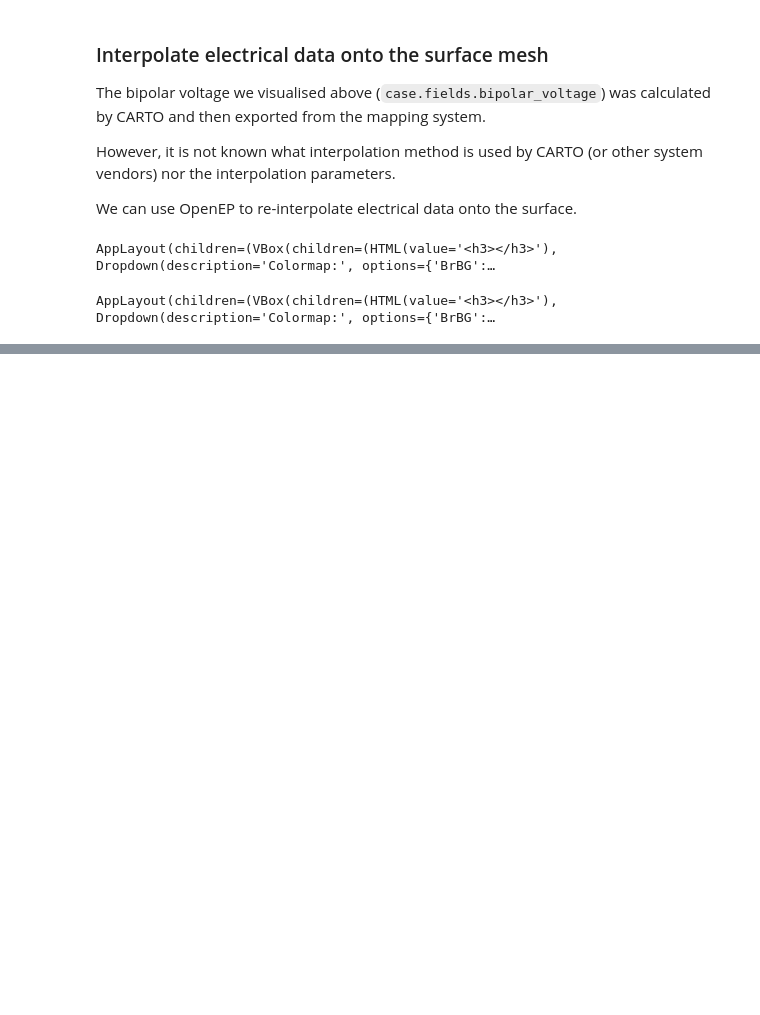
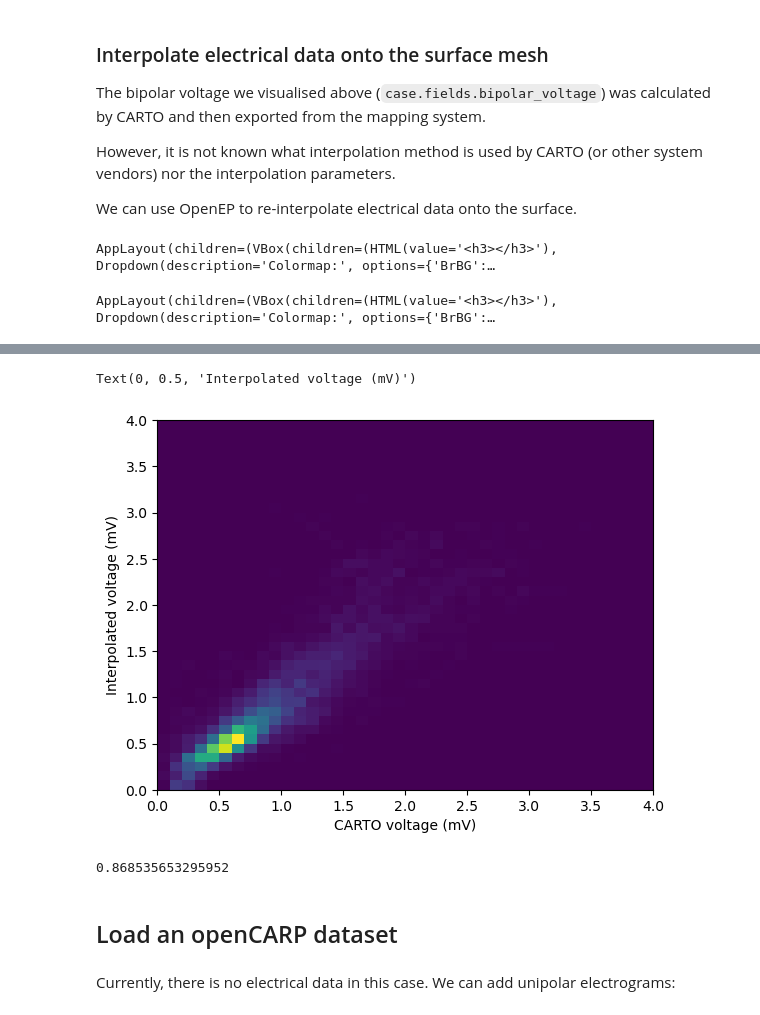
Before and after one commit to openep/openep-py, a Jupyter notebook: notebooks/getting_started.ipynb, the cells around one changed output, grey strips where cells are left out. Cells and saved outputs as stored; diff of their text form; code cells hidden in the pictures; blank space fills up the shorter version.

```diff
--- a/notebooks/getting_started.ipynb
+++ b/notebooks/getting_started.ipynb
@@ -155,0 +183,12 @@ AppLayout(children=(VBox(children=(HTML(value='<h3></h3>'), Dropdown(description
+# %%
+bins = np.linspace(0, 4, 41)
+corr = plt.hist2d(
+    x=case.fields.bipolar_voltage,
+    y=bipolar_voltage,
+    bins=bins,
+)
+plt.xlabel('CARTO voltage (mV)')
+plt.ylabel('Interpolated voltage (mV)')
+# %% [output]
+Text(0, 0.5, 'Interpolated voltage (mV)')
+[figure, added]
@@ -155,0 +201,6 @@ AppLayout(children=(VBox(children=(HTML(value='<h3></h3>'), Dropdown(description
+# %%
+r  # Pearson correlation coefficient between CARTO voltages and interpolated voltages
+# %% [output]
+0.868535653295952
+# %% [markdown]
+## Load an openCARP dataset
@@ -155,0 +214,2 @@ AppLayout(children=(VBox(children=(HTML(value='<h3></h3>'), Dropdown(description
+# %% [markdown]
+Currently, there is no electrical data in this case. We can add unipolar electrograms:
```
Also changed, not shown: parts of 28 cells of this notebook.
